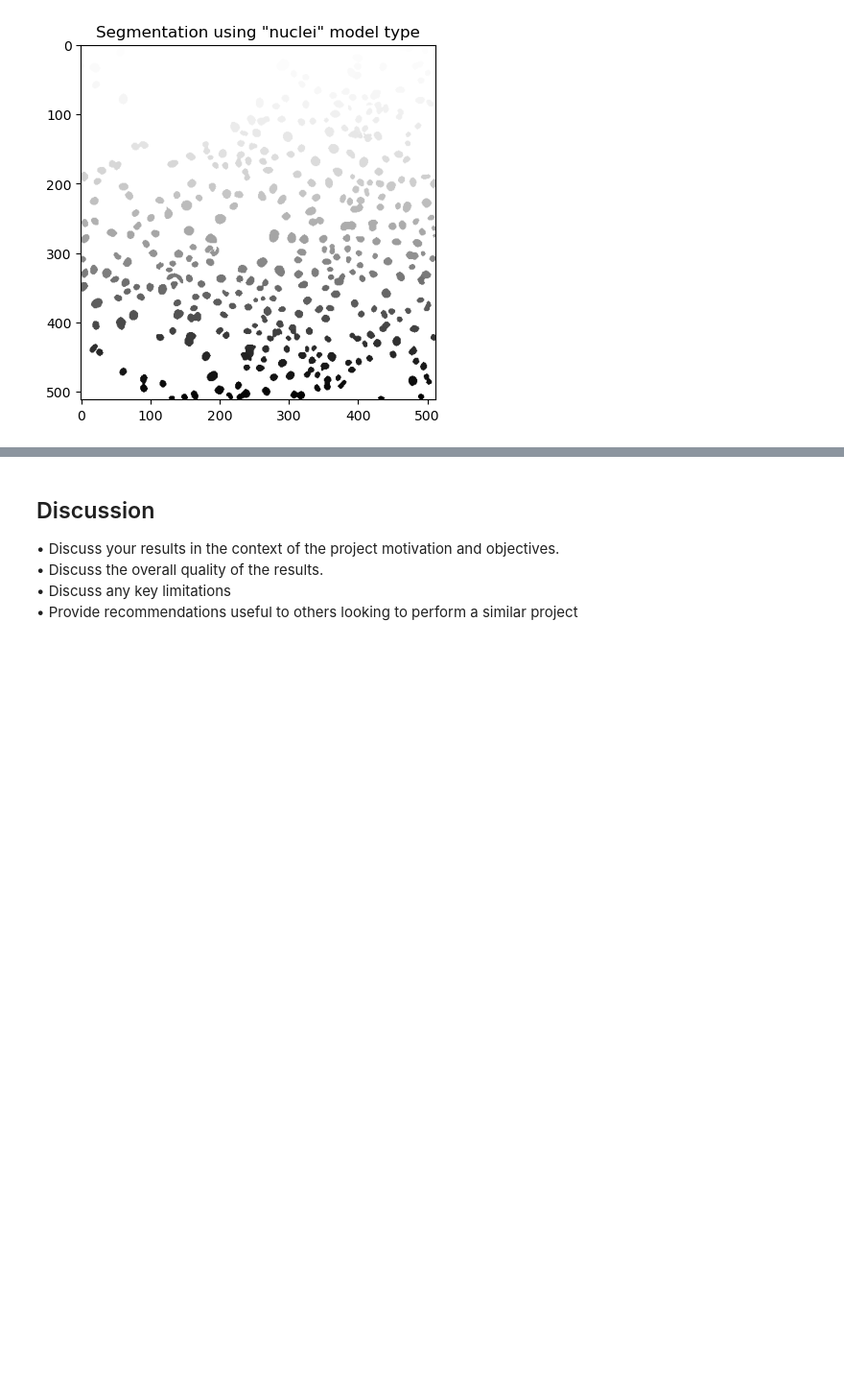
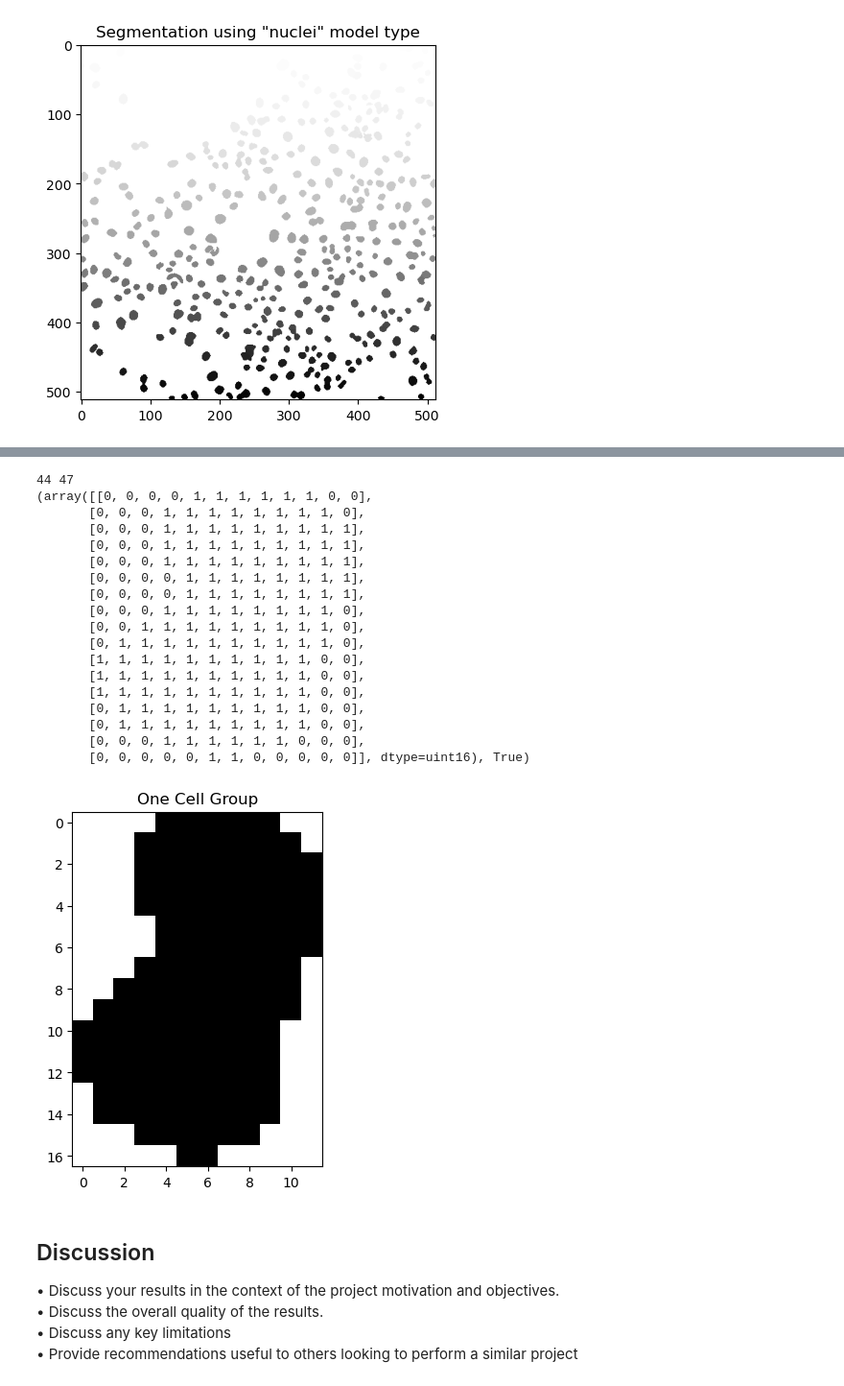
Before and after one commit to SarimKB/Cell-Sample-Classifier-Counter, a Jupyter notebook: BMEN509_FinalProject.ipynb, the cells around one changed output, grey strips where cells are left out. Shown: that part at 96% size. Saved outputs shown, nothing was run; the diff lists cells and outputs as text; code cells hidden in the pictures; blank space fills up the shorter version.

```diff
--- a/BMEN509_FinalProject.ipynb
+++ b/BMEN509_FinalProject.ipynb
@@ -174,0 +133,55 @@ print(labelled_data[23])
+# %%
+# Label Data for Training
+
+def has_multiple_numbers(arr):
+    # Flatten the array to make it 1D
+    arr_flattened = arr.flatten()
+
+    # Optional: Remove zeros if considered background
+    non_zero_elements = arr_flattened[arr_flattened != 0]
+
+    # Find unique numbers
+    unique_numbers = np.unique(non_zero_elements)
+
+    # Check if there are more than one unique numbers
+    return len(unique_numbers) > 1
+
+# Use Cellpose classification to label data as having multiple connected cells or one cell
+labelled_data = []
+max_x, max_y = 0, 0
+for cell_group in cell_array:
+    group = cell_group[1].copy()
+    x, y = group.shape
+    max_x = max(max_x, x)
+    max_y = max(max_y, y)
+    group[group != 0] = 1
+    labelled_data.append(
+        (group,
+        has_multiple_numbers(cell_group[1]))
+    )
+print(max_x, max_y)
+print(labelled_data[chosen_obj])
+
+plt.imshow(labelled_data[chosen_obj][0], cmap='Greys')
+plt.title('One Cell Group')
+plt.show()
+# %% [output]
+44 47
+(array([[0, 0, 0, 0, 1, 1, 1, 1, 1, 1, 0, 0],
+       [0, 0, 0, 1, 1, 1, 1, 1, 1, 1, 1, 0],
+       [0, 0, 0, 1, 1, 1, 1, 1, 1, 1, 1, 1],
+       [0, 0, 0, 1, 1, 1, 1, 1, 1, 1, 1, 1],
+       [0, 0, 0, 1, 1, 1, 1, 1, 1, 1, 1, 1],
+       [0, 0, 0, 0, 1, 1, 1, 1, 1, 1, 1, 1],
+       [0, 0, 0, 0, 1, 1, 1, 1, 1, 1, 1, 1],
+       [0, 0, 0, 1, 1, 1, 1, 1, 1, 1, 1, 0],
+       [0, 0, 1, 1, 1, 1, 1, 1, 1, 1, 1, 0],
+       [0, 1, 1, 1, 1, 1, 1, 1, 1, 1, 1, 0],
+       [1, 1, 1, 1, 1, 1, 1, 1, 1, 1, 0, 0],
+       [1, 1, 1, 1, 1, 1, 1, 1, 1, 1, 0, 0],
+       [1, 1, 1, 1, 1, 1, 1, 1, 1, 1, 0, 0],
+       [0, 1, 1, 1, 1, 1, 1, 1, 1, 1, 0, 0],
+       [0, 1, 1, 1, 1, 1, 1, 1, 1, 1, 0, 0],
+       [0, 0, 0, 1, 1, 1, 1, 1, 1, 0, 0, 0],
+       [0, 0, 0, 0, 0, 1, 1, 0, 0, 0, 0, 0]], dtype=uint16), True)
+[figure, added]
```
Also changed, not shown: parts of 6 cells of this notebook.
